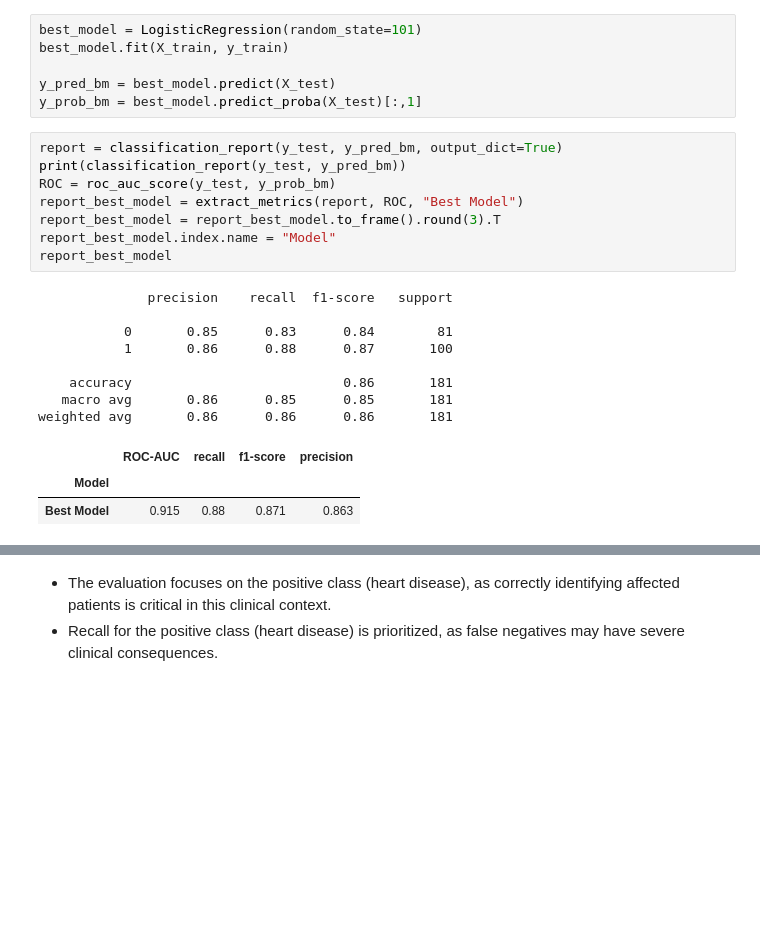
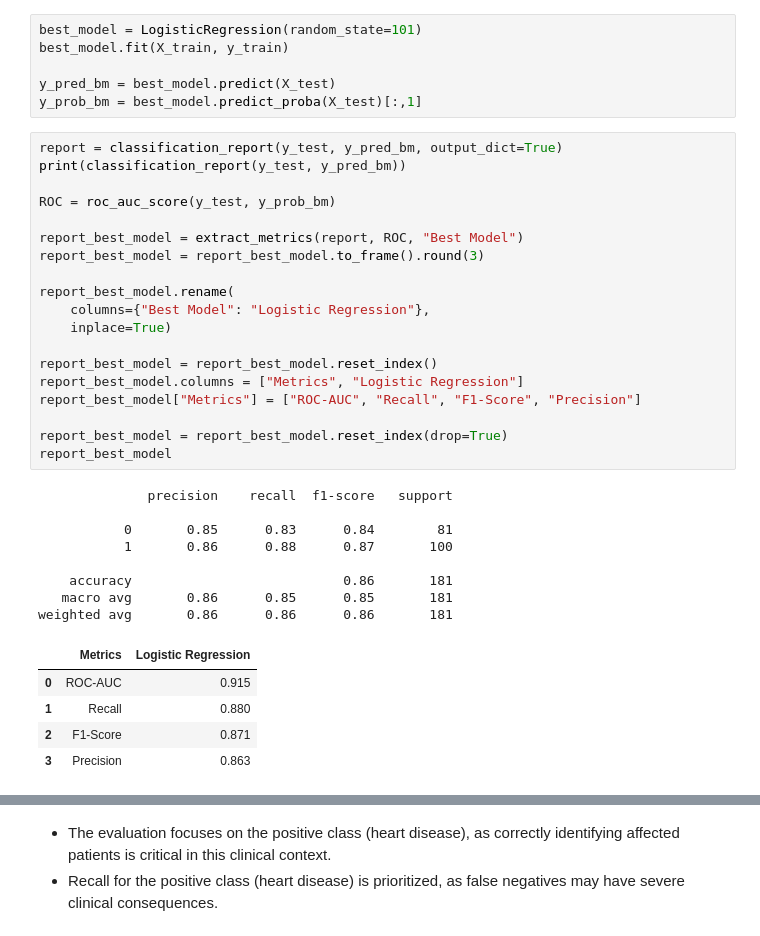
Before and after one commit to biotechwithdata/REPO, a Jupyter notebook: heart_disease_risk_analysis.ipynb, the cells around one changed output, grey strips where cells are left out. Cells and saved outputs as stored; diff of their text form; blank space fills up the shorter version.

```diff
--- a/heart_disease_risk_analysis.ipynb
+++ b/heart_disease_risk_analysis.ipynb
@@ -1012,20 +1014,33 @@ y_prob_bm = best_model.predict_proba(X_test)[:,1]
 # %%
 report = classification_report(y_test, y_pred_bm, output_dict=True)
 print(classification_report(y_test, y_pred_bm))
+
 ROC = roc_auc_score(y_test, y_prob_bm)
+
 report_best_model = extract_metrics(report, ROC, "Best Model")
-report_best_model = report_best_model.to_frame().round(3).T
-report_best_model.index.name = "Model"
+report_best_model = report_best_model.to_frame().round(3)
+
+report_best_model.rename(
+    columns={"Best Model": "Logistic Regression"},
+    inplace=True)
+
+report_best_model = report_best_model.reset_index()
+report_best_model.columns = ["Metrics", "Logistic Regression"]
+report_best_model["Metrics"] = ["ROC-AUC", "Recall", "F1-Score", "Precision"]
+
+report_best_model = report_best_model.reset_index(drop=True)
 report_best_model
 # %% [output]
               precision    recall  f1-score   support
 
            0       0.85      0.83      0.84        81
            1       0.86      0.88      0.87       100
 
     accuracy                           0.86       181
    macro avg       0.86      0.85      0.85       181
 weighted avg       0.86      0.86      0.86       181
-|  | ROC-AUC | recall | f1-score | precision |
-| Model |  |  |  |  |
-| Best Model | 0.915 | 0.88 | 0.871 | 0.863 |
+|  | Metrics | Logistic Regression |
+| 0 | ROC-AUC | 0.915 |
+| 1 | Recall | 0.880 |
+| 2 | F1-Score | 0.871 |
+| 3 | Precision | 0.863 |
```
Also changed, not shown: parts of 25 cells of this notebook, 5 other files.
